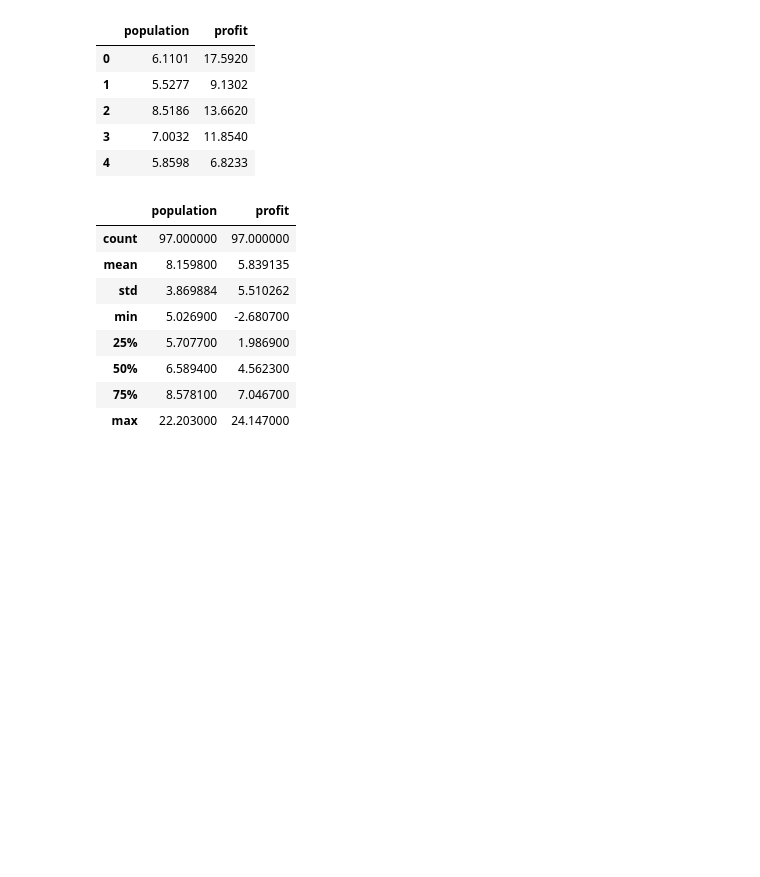
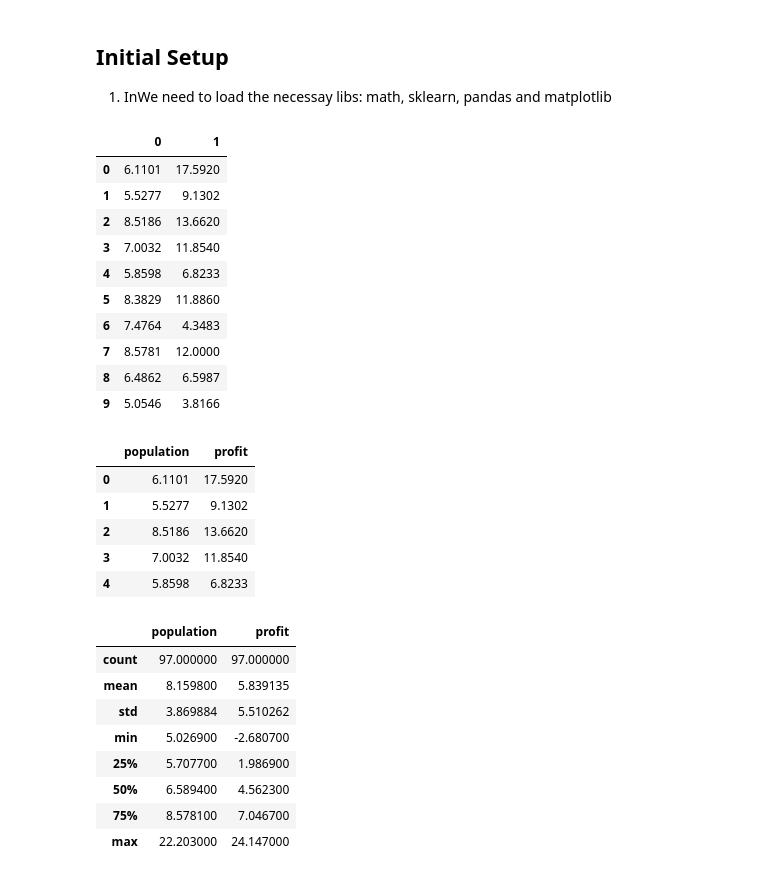
Before and after one commit to manoelrui/python_ml_sklearn, a Jupyter notebook: linear_regression.ipynb, the cells around one changed output. Cells and saved outputs as stored; diff of their text form; code cells hidden in the pictures; blank space fills up the shorter version.

Commit message:
Added initial documentation in linear_regression

```diff
--- a/linear_regression.ipynb
+++ b/linear_regression.ipynb
@@ -1,3 +14,6 @@
+# %% [markdown]
+## Initial Setup
+1. InWe need to load the necessay libs: math, sklearn, pandas and matplotlib
 # %%
 from matplotlib import cm
 import matplotlib.pyplot as plt
@@ -9,6 +25,19 @@ from sklearn import base
 import math
 # %%
 ft = pd.read_csv("ex1data1.txt", sep=",", header=None)
+ft[:10]
+# %% [output]
+|  | 0 | 1 |
+| 0 | 6.1101 | 17.5920 |
+| 1 | 5.5277 | 9.1302 |
+| 2 | 8.5186 | 13.6620 |
+| 3 | 7.0032 | 11.8540 |
+| 4 | 5.8598 | 6.8233 |
+| 5 | 8.3829 | 11.8860 |
+| 6 | 7.4764 | 4.3483 |
+| 7 | 8.5781 | 12.0000 |
+| 8 | 6.4862 | 6.5987 |
+| 9 | 5.0546 | 3.8166 |
 # %%
 ft.columns = ["population", "profit"]
 # %%
```
Also changed, not shown: parts of 6 cells of this notebook.
